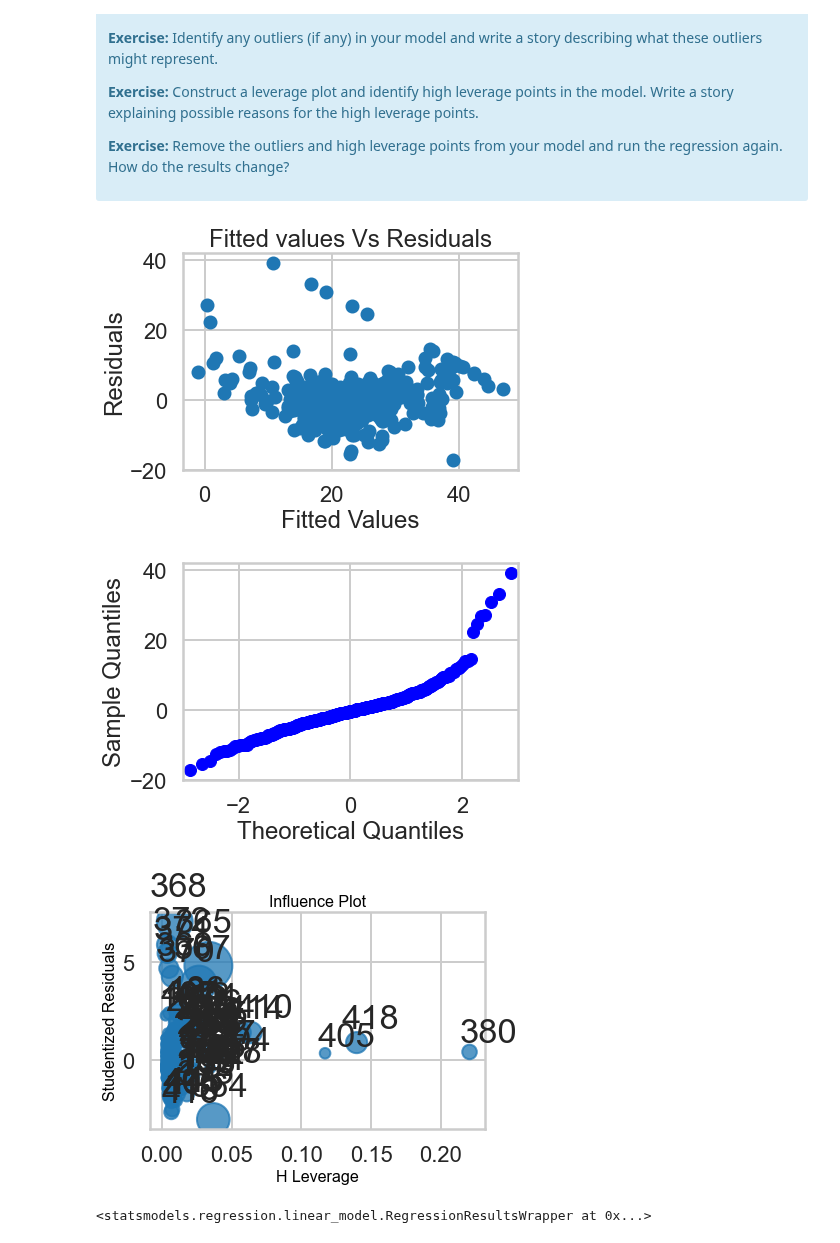
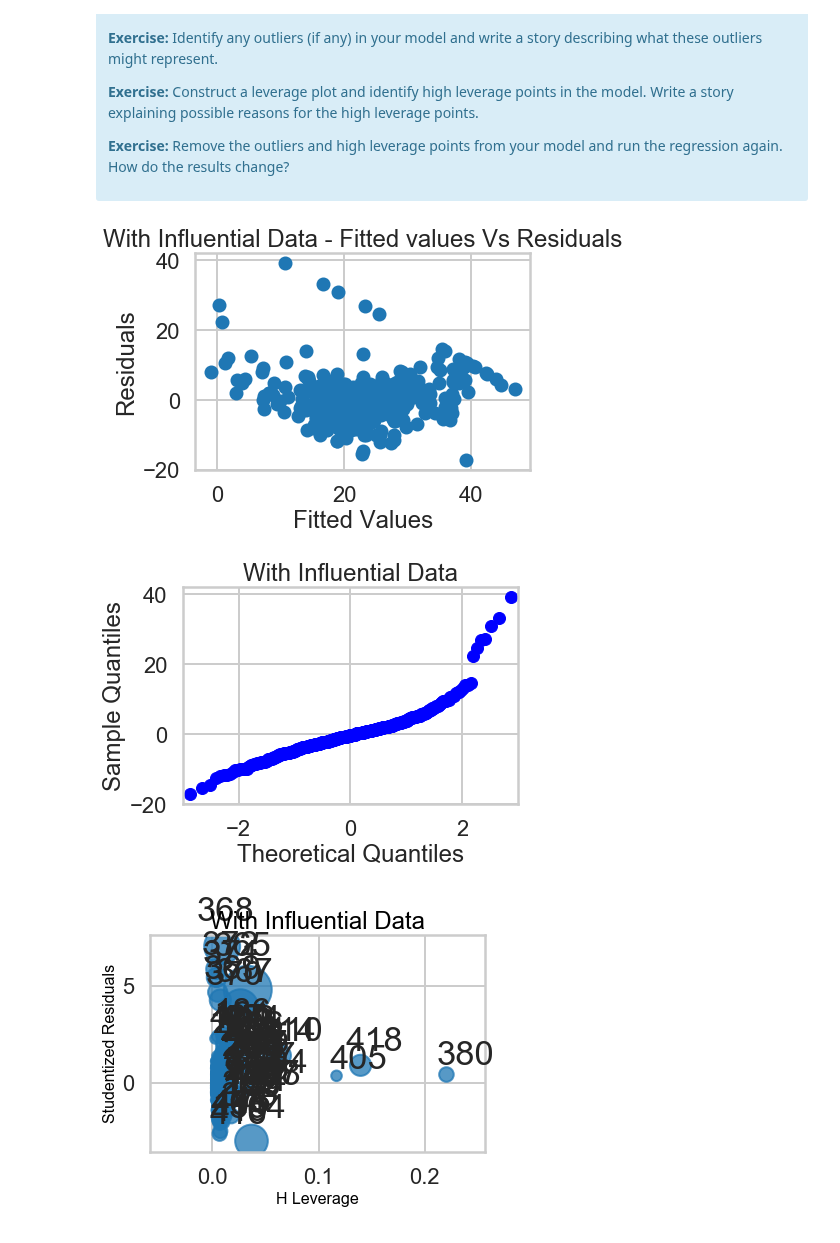
Before and after one commit to springboard-curriculum/mec-mini-projects, a Jupyter notebook: mec-11.4.1-linear-regression-mini-project/Mini_Project_Linear_Regression.ipynb, the cells around one changed output. Cells and saved outputs as stored; diff of their text form; code cells hidden in the pictures.

Commit message:
Exercise: Submitting chapter 11 again based on understanding of influential data points

```diff
--- a/mec-11.4.1-linear-regression-mini-project/Mini_Project_Linear_Regression.ipynb
+++ b/mec-11.4.1-linear-regression-mini-project/Mini_Project_Linear_Regression.ipynb
@@ -980,7 +980,7 @@ m = ols('PRICE ~ CRIM + RM + PTRATIO', bos).fit()
 plt.scatter(m.fittedvalues, m.resid)
 plt.xlabel('Fitted Values')
 plt.ylabel('Residuals')
-plt.title('Fitted values Vs Residuals')
+plt.title('With Influential Data - Fitted values Vs Residuals')
 plt.show()
 
 #Response:
@@ -990,6 +990,7 @@ plt.show()
 #Exercise: Construct a quantile plot of the residuals. What does the plot tell you?
 from statsmodels.graphics.gofplots import qqplot
 qqplot(m.resid)
+plt.title("With Influential Data")
 plt.show()
 
 #Response: Residuals are normally distributed for the majority. There a few residual outliers beyond 20.
@@ -997,37 +998,69 @@ plt.show()
 ##################################################
 
 #Exercise: What are some advantages and disadvantages of the fitted vs. residual and
 # quantile plot compared to each other?
 
 #Response: TODO
 
 ##################################################
 
 #Exercise: Identify any outliers (if any) in your model and write a story describing
 # what these outliers might represent.
 
-#Response:
+#Response: Yes, there are outliers in the model. These outliers could be because of data that is not reflective of the
+# data set like a specific home that was in a high crime area or has large number of small bedrooms. These could
+# also be bad data due to labelling errors.
 
 ##################################################
 #Exercise: Construct a leverage plot and identify high leverage points in the model. Write
 # a story explaining possible reasons for the high leverage points.
 
 from statsmodels.graphics.regressionplots import *
 influence_plot(m)
+plt.title("With Influential Data")
 plt.show()
 
-#Response:
+# High leverage points could be because of labelling errors or data abnormalities that are skewing the
+# model to account for them.
 
 ##################################################
 #Exercise: Remove the outliers and high leverage points from your model and run the regression
 # again. How do the results change?
 
+influence = m.get_influence()
+inf_sum = influence.summary_frame()
 
-#Response: TODO
+bos_with_inf_sum = pd.concat([bos, inf_sum], axis=1)\
+
+outliers = bos_with_inf_sum[abs(bos_with_inf_sum["student_resid"]) > 3][['student_resid']]
+#Number of observations
+n = bos.shape[0]
+#Predictors
+k = bos.shape[1]-1
+#Leverage
+cutoff_leverage = ((2*k)+2)/n
+
+high_leverage = bos_with_inf_sum[abs(bos_with_inf_sum["hat_diag"]) > cutoff_leverage][['hat_diag']]
+
+plt.scatter(m_wo_inf.fittedvalues, m_wo_inf.resid)
+plt.xlabel('Fitted Values')
+plt.ylabel('Residuals')
+plt.title('Without Influential Data - Fitted values Vs Residuals')
+plt.show()
+
+qqplot(m_wo_inf.resid)
+plt.title("Without Influential Data")
+plt.show()
+
+influential_points = pd.merge(outliers, high_leverage, how="outer", left_index=True, right_index=True)
+bos_wo_inf = bos_with_inf_sum.drop(influential_points.index.to_list())
+m_wo_inf = ols('PRICE ~ CRIM + RM + PTRATIO', bos_wo_inf).fit()
+influence_plot(m_wo_inf)
+plt.title("Without Influential Data")
+plt.show()
 
 ##################################################
 # %% [output]
-[figure, old version]
+[figure, new version]
-[figure, old version]
+[figure, new version]
-[figure, old version]
+[figure, new version]
-<statsmodels.regression.linear_model.RegressionResultsWrapper at 0x...>
```
Also changed, not shown: parts of 6 cells of this notebook.
